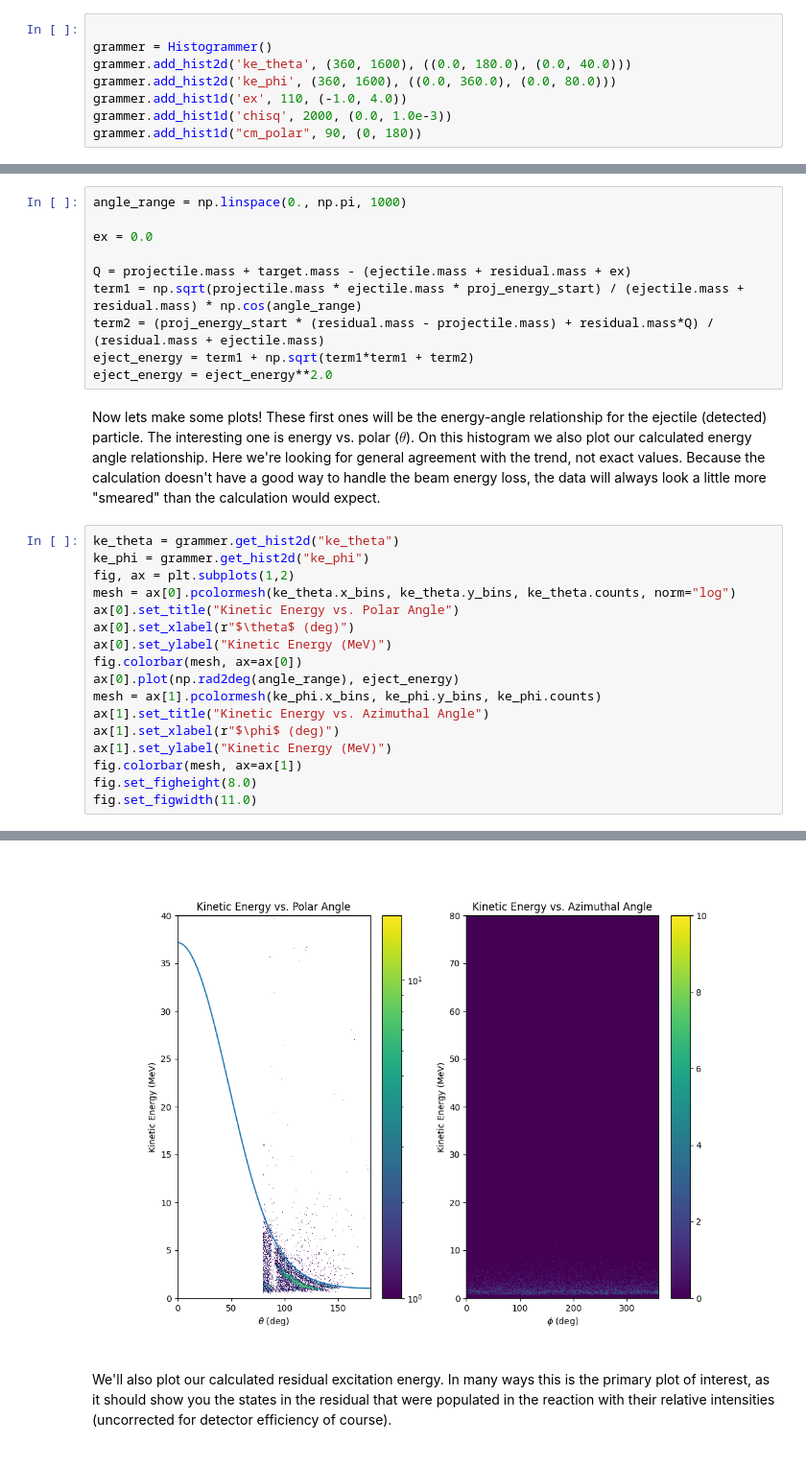
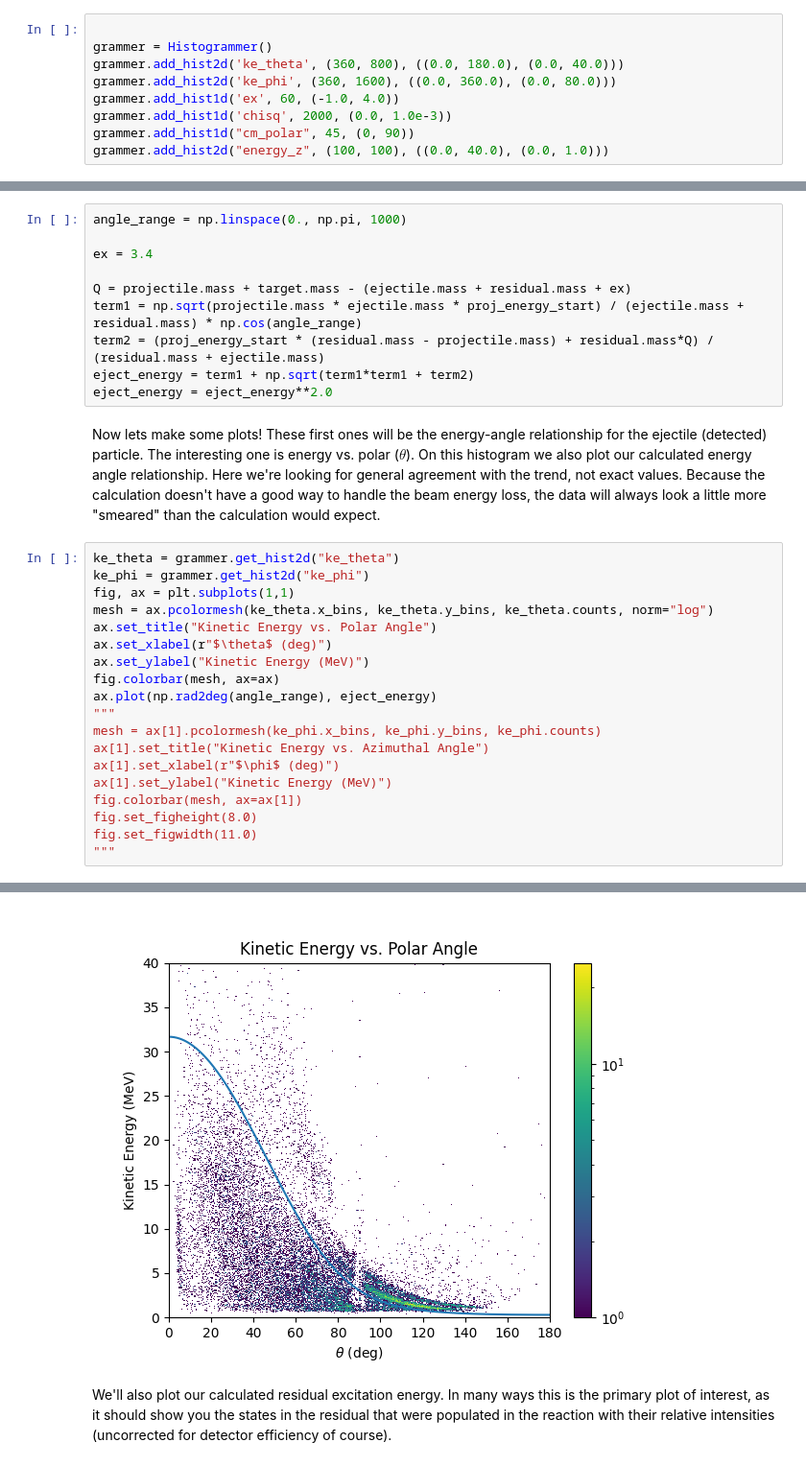
Before and after one commit to ATTPC/Spyral, a Jupyter notebook: notebooks/example_analysis.ipynb, the cells around one changed output, grey strips where cells are left out. Shown: that part at 96% size. Drawn from its saved outputs; the diff is of its cells as text.

```diff
--- a/notebooks/example_analysis.ipynb
+++ b/notebooks/example_analysis.ipynb
@@ -41,11 +42,12 @@ Now we'll create a histogramming system. The Histogrammer class wraps the numpy
 # %%
 
 grammer = Histogrammer()
-grammer.add_hist2d('ke_theta', (360, 1600), ((0.0, 180.0), (0.0, 40.0)))
+grammer.add_hist2d('ke_theta', (360, 800), ((0.0, 180.0), (0.0, 40.0)))
 grammer.add_hist2d('ke_phi', (360, 1600), ((0.0, 360.0), (0.0, 80.0)))
-grammer.add_hist1d('ex', 110, (-1.0, 4.0))
+grammer.add_hist1d('ex', 60, (-1.0, 4.0))
 grammer.add_hist1d('chisq', 2000, (0.0, 1.0e-3))
-grammer.add_hist1d("cm_polar", 90, (0, 180))
+grammer.add_hist1d("cm_polar", 45, (0, 90))
+grammer.add_hist2d("energy_z", (100, 100), ((0.0, 40.0), (0.0, 1.0)))
 # %% [markdown]
 Now we'll do some data analysis! Here we're going to calculate the ejectile (detected) particle kinetic energy from our fitted $B\rho$ and then combine that with the projectile kinetic energy, polar reaction angle, and masses to calculate the excitation energy of the residual nucleus. Note that we use the vertex position to calculate the distance travelled for the beam in the gas and then calculate the energy lost by the beam travelling to the reaction vertex. This data is then given to the histogrammer.
 # %%
@@ -96,7 +150,7 @@ We can also compare the kinematics to the expected values. Here we'll calculate
 # %%
 angle_range = np.linspace(0., np.pi, 1000)
 
-ex = 0.0
+ex = 3.4
 
 Q = projectile.mass + target.mass - (ejectile.mass + residual.mass + ex)
 term1 = np.sqrt(projectile.mass * ejectile.mass * proj_energy_start) / (ejectile.mass + residual.mass) * np.cos(angle_range)
@@ -108,13 +162,14 @@ Now lets make some plots! These first ones will be the energy-angle relationship
 # %%
 ke_theta = grammer.get_hist2d("ke_theta")
 ke_phi = grammer.get_hist2d("ke_phi")
-fig, ax = plt.subplots(1,2)
-mesh = ax[0].pcolormesh(ke_theta.x_bins, ke_theta.y_bins, ke_theta.counts, norm="log")
-ax[0].set_title("Kinetic Energy vs. Polar Angle")
-ax[0].set_xlabel(r"$\theta$ (deg)")
-ax[0].set_ylabel("Kinetic Energy (MeV)")
-fig.colorbar(mesh, ax=ax[0])
-ax[0].plot(np.rad2deg(angle_range), eject_energy)
+fig, ax = plt.subplots(1,1)
+mesh = ax.pcolormesh(ke_theta.x_bins, ke_theta.y_bins, ke_theta.counts, norm="log")
+ax.set_title("Kinetic Energy vs. Polar Angle")
+ax.set_xlabel(r"$\theta$ (deg)")
+ax.set_ylabel("Kinetic Energy (MeV)")
+fig.colorbar(mesh, ax=ax)
+ax.plot(np.rad2deg(angle_range), eject_energy)
+"""
 mesh = ax[1].pcolormesh(ke_phi.x_bins, ke_phi.y_bins, ke_phi.counts)
 ax[1].set_title("Kinetic Energy vs. Azimuthal Angle")
 ax[1].set_xlabel(r"$\phi$ (deg)")
@@ -122,4 +177,5 @@ ax[1].set_ylabel("Kinetic Energy (MeV)")
 fig.colorbar(mesh, ax=ax[1])
 fig.set_figheight(8.0)
 fig.set_figwidth(11.0)
+"""
 # %% [output]
@@ -126,4 +183,4 @@ fig.set_figwidth(11.0)
-[figure, old version]
+[figure, new version]
 # %% [markdown]
 We'll also plot our calculated residual excitation energy. In many ways this is the primary plot of interest, as it should show you the states in the residual that were populated in the reaction with their relative intensities (uncorrected for detector efficiency of course).
 # %%
```
Also changed, not shown: parts of 8 cells of this notebook, 2 other files.
